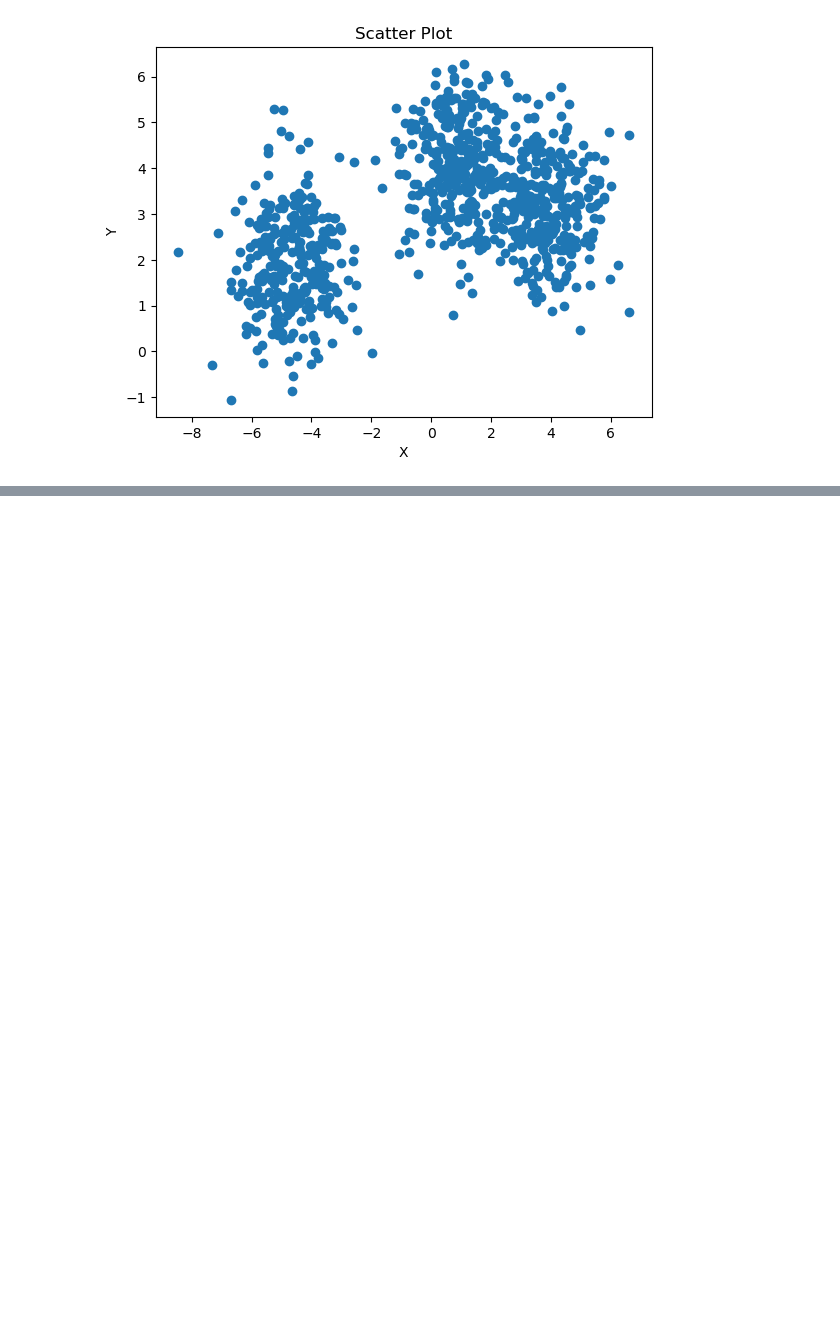
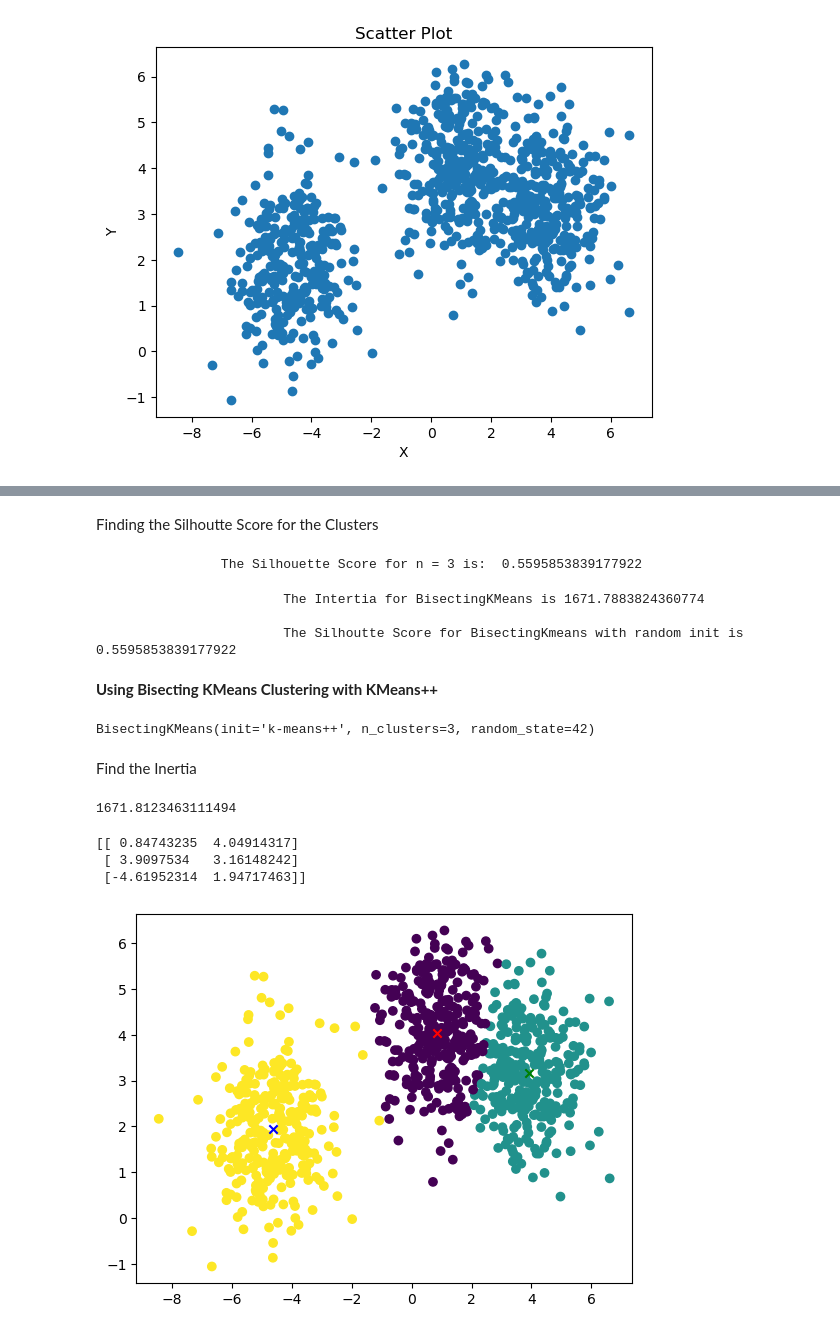
Before and after one commit to Vashi1/DSE-315-Clustering-Assignment, a Jupyter notebook: Clustering.ipynb, the cells around one changed output, grey strips where cells are left out. Cells and saved outputs as stored; diff of their text form; code cells hidden in the pictures; blank space fills up the shorter version.

```diff
--- a/Clustering.ipynb
+++ b/Clustering.ipynb
@@ -51,0 +98,41 @@ array=[ 4.80633520e+00 -3.00254545e+00 -5.35881440e-01 -5.57814573e+00
+# %% [markdown]
+Finding the Silhoutte Score for the Clusters
+# %%
+sil = silhouette_score(data, labels, random_state=42)
+print('\n\t\tThe Silhouette Score for n = 3 is: ', sil)
+# %% [output]
+                The Silhouette Score for n = 3 is:  0.5595853839177922
+# %%
+print("\n\t\t\tThe Intertia for BisectingKMeans is", inertia)
+print("\n\t\t\tThe Silhoutte Score for BisectingKmeans with random init is", sil)
+# %% [output]
+                        The Intertia for BisectingKMeans is 1671.7883824360774
+
+                        The Silhoutte Score for BisectingKmeans with random init is 0.5595853839177922
+# %% [markdown]
+**Using Bisecting KMeans Clustering with KMeans++**
+# %%
+bkmp = BisectingKMeans(n_clusters=3, init="k-means++", random_state=42)
+bkmp.fit(data)
+# %% [output]
+BisectingKMeans(init='k-means++', n_clusters=3, random_state=42)
+# %% [markdown]
+Find the Inertia
+# %%
+inertia = bkmp.inertia_
+labels = bkmp.labels_
+print(inertia)
+# %% [output]
+1671.8123463111494
+# %%
+print(bkmp.cluster_centers_)
+plt.scatter(data[0], data[1], c = labels, cmap = 'viridis')
+plt.scatter(bkmp.cluster_centers_[0][0], bkmp.cluster_centers_[0][1], marker = 'x', color = 'r')
+plt.scatter(bkmp.cluster_centers_[1][0], bkmp.cluster_centers_[1][1], marker = 'x', color = 'g')
+plt.scatter(bkmp.cluster_centers_[2][0], bkmp.cluster_centers_[2][1], marker = 'x', color = 'b')
+plt.show()
+# %% [output]
+[[ 0.84743235  4.04914317]
+ [ 3.9097534   3.16148242]
+ [-4.61952314  1.94717463]]
+[figure, added]
```
Also changed, not shown: parts of 22 cells of this notebook.
